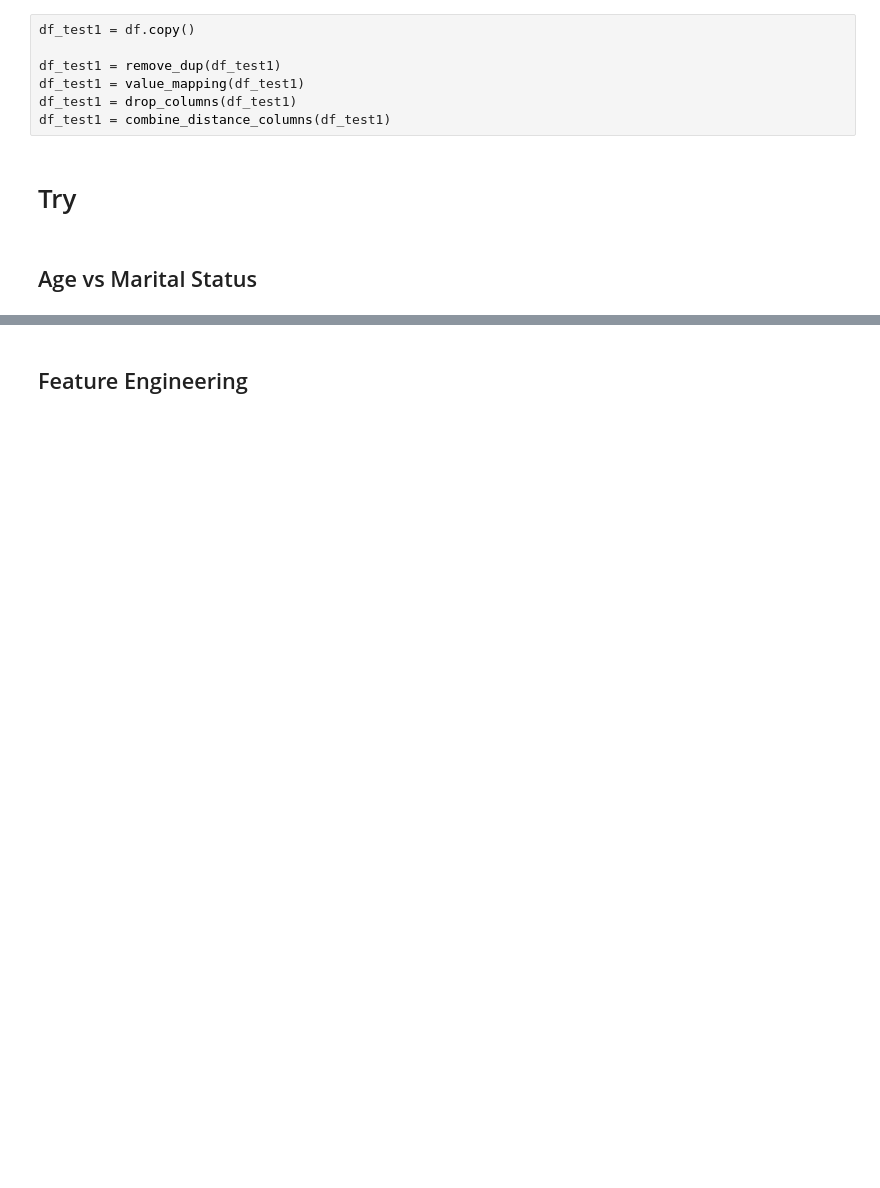
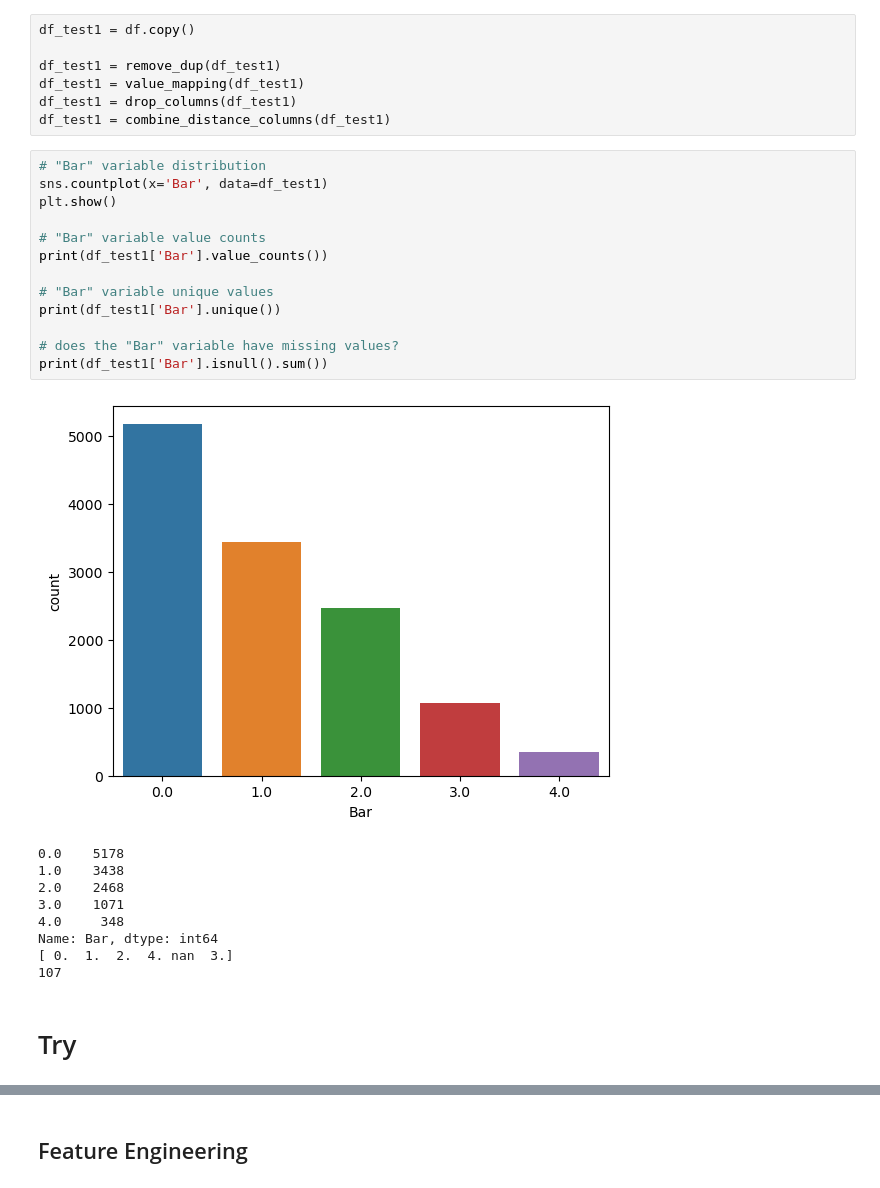
Before and after one commit to leobt23/Data_Mining, a Jupyter notebook: 1_eda/caria.ipynb, the cells around one changed output, grey strips where cells are left out. Cells and saved outputs as stored; diff of their text form; blank space fills up the shorter version.

```diff
--- a/1_eda/caria.ipynb
+++ b/1_eda/caria.ipynb
@@ -116,7 +116,28 @@ df_test1 = remove_dup(df_test1)
 df_test1 = value_mapping(df_test1)
 df_test1 = drop_columns(df_test1)
 df_test1 = combine_distance_columns(df_test1)
+# %%
+# "Bar" variable distribution
+sns.countplot(x='Bar', data=df_test1)
+plt.show()
+
+# "Bar" variable value counts
+print(df_test1['Bar'].value_counts())
+
+# "Bar" variable unique values
+print(df_test1['Bar'].unique())
+
+# does the "Bar" variable have missing values?
+print(df_test1['Bar'].isnull().sum())
+# %% [output]
+[figure, added]
+0.0    5178
+1.0    3438
+2.0    2468
+3.0    1071
+4.0     348
+Name: Bar, dtype: int64
+[ 0.  1.  2.  4. nan  3.]
+107
 # %% [markdown]
 # Try
-# %% [markdown]
-## Age vs Marital Status
```
Also changed, not shown: parts of 10 cells of this notebook.
